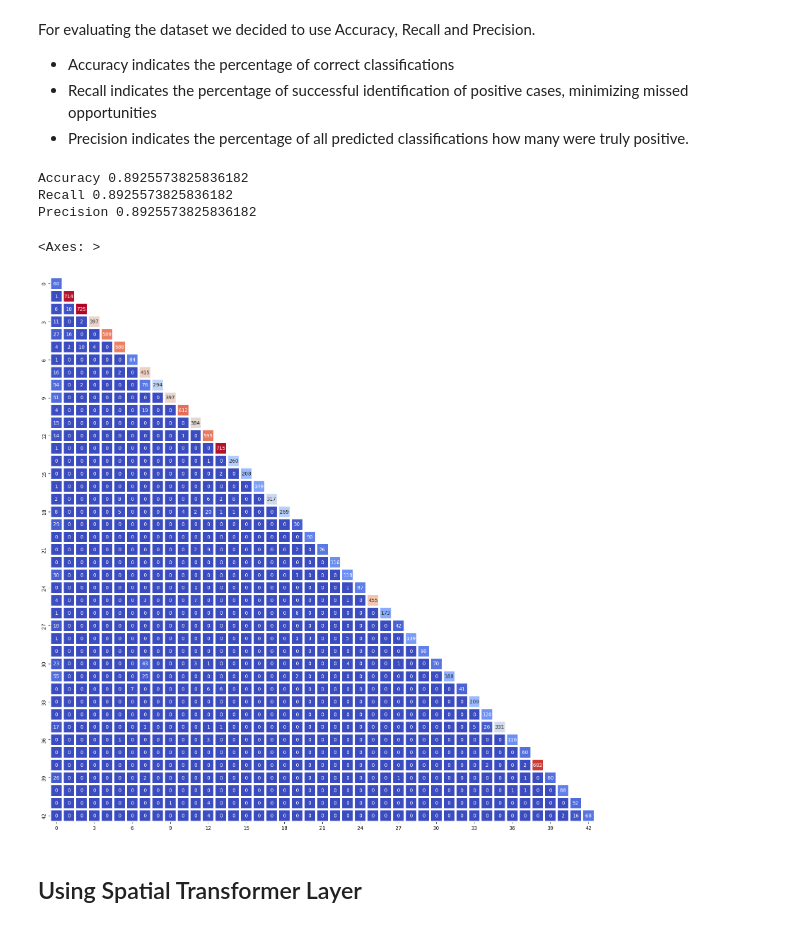
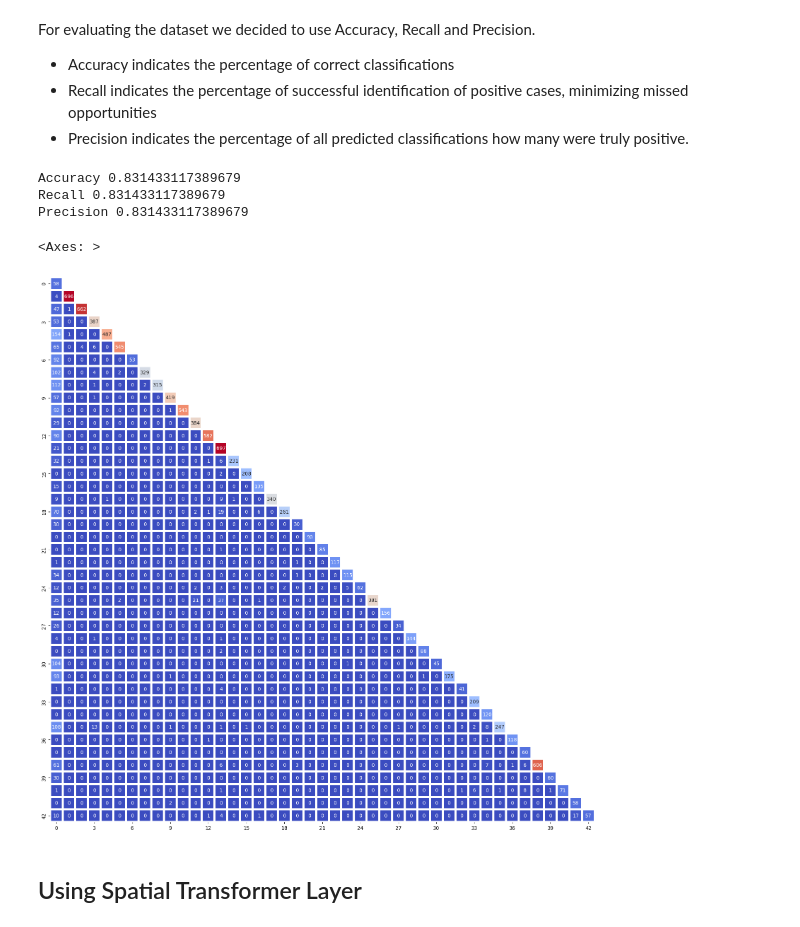
Before and after one commit to jmanuelc87/advanced-cv, a Jupyter notebook: image_classification_cnn/image_classification_cnn_GTSRB.ipynb, the cells around one changed output. Drawn from its saved outputs; the diff is of its cells as text; code cells hidden in the pictures.

```diff
--- a/image_classification_cnn/image_classification_cnn_GTSRB.ipynb
+++ b/image_classification_cnn/image_classification_cnn_GTSRB.ipynb
@@ -76,7 +76,7 @@ class DatasetConfig:
 @dataclass(frozen=True)
 class TrainingConfig:
     BATCH_SIZE: int = 32
-    EPOCHS: int = 20
+    EPOCHS: int = 30
     LEARNING_RATE: float = 3e-3
     WEIGHT_DECAY: float = 1e-5
     NUM_WORKERS: int = 0
@@ -257,7 +257,7 @@ def get_data(
         transforms = common_transforms
 
     train_dataset, valid_dataset = torch.utils.data.random_split(
-        dataset, lengths=(0.8, 0.2)
+        dataset, lengths=(0.7, 0.3)
     )
 
     train_dataset.transform = transforms  # type: ignore
@@ -715,6 +716,7 @@ For evaluating the dataset we decided to use Accuracy, Recall and Precision.
  - Recall indicates the percentage of successful identification of positive cases, minimizing missed opportunities
  - Precision indicates the percentage of all predicted classifications how many were truly positive.
 # %%
+model.eval()
 for batch in test_dataloader:
     inputs, labels = batch
     inputs, labels = inputs.to(device), labels.to(device)
@@ -727,37 +729,37 @@ for batch in test_dataloader:
     recall.update(pred.cpu(), labels.cpu())
     precision.update(pred.cpu(), labels.cpu())
     confmat.update(pred.cpu(), labels.cpu())
 
 print("Accuracy {}".format(acc.compute().item()))
 print("Recall {}".format(recall.compute().item()))
 print("Precision {}".format(precision.compute().item()))
 
 matrix = confmat.compute().numpy()
 mask = np.zeros_like(matrix)
 mask[np.triu_indices_from(mask)] = True
 mask[np.diag_indices_from(mask)] = False
 
 
 fig, ax = plt.subplots(figsize=(20, 20))
 sns.heatmap(
     matrix,
     annot=True,
     fmt=".0f",
     linewidths=3,
     cmap="coolwarm",
     ax=ax,
     cbar=False,
     xticklabels=3,
     yticklabels=3,
     square=True,
     mask=mask,
 )
 # %% [output]
-Accuracy 0.8925573825836182
-Recall 0.8925573825836182
-Precision 0.8925573825836182
+Accuracy 0.831433117389679
+Recall 0.831433117389679
+Precision 0.831433117389679
 <Axes: >
-[figure, old version]
+[figure, new version]
 # %% [markdown]
 ## Using Spatial Transformer Layer
 # %% [markdown]
```
Also changed, not shown: parts of 9 cells of this notebook, 4 other files.
